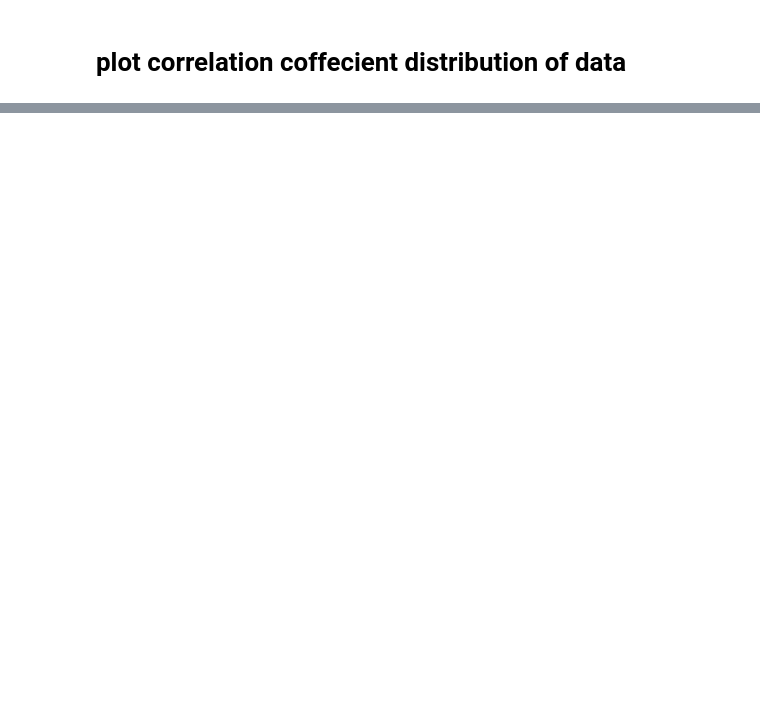
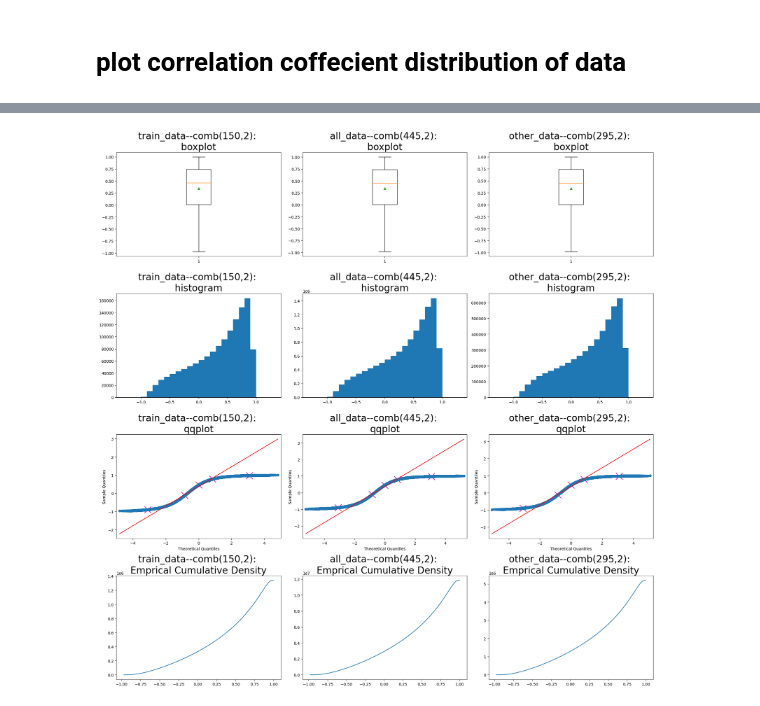
Before and after one commit to theabc50111/ARIMA-LSTM-hybrid-corrcoef-predict, a Jupyter notebook: extended_reasearch_YWT/exploration_raw_data/correlation_data_etl.ipynb, the cells around one changed output, grey strips where cells are left out. Saved outputs shown, nothing was run; the diff lists cells and outputs as text; code cells hidden in the pictures; blank space fills up the shorter version.

```diff
--- a/extended_reasearch_YWT/exploration_raw_data/correlation_data_etl.ipynb
+++ b/extended_reasearch_YWT/exploration_raw_data/correlation_data_etl.ipynb
@@ -76,7 +78,7 @@ def gen_data(portfolio, file_name="", save_file=False):
     return data_df
 
 
-def gen_corr_series(data_df=None, file_name="", from_file=False):
+def gen_corr_series(data_df=None, file_name="", from_file=False, concat_all=True):
     if from_file:
         data_df = pd.read_csv(f'./correlation_record/{file_name}')
         data_df = data_df.loc[:, ~data_df.columns.str.contains('^Unnamed')]
@@ -88,5 +90,8 @@ def gen_corr_series(data_df=None, file_name="", from_file=False):
     data_df = np.transpose(data_df)
     indices = [20*k for k in range(ind_range)]
     data_df = pd.DataFrame(data_df[indices])
-    return data_df.values.reshape(-1,)
+    if concat_all:
+        return data_df.values.reshape(-1,)
+    else:
+        return data_df
 # %% [output]
@@ -95,14 +100,14 @@ time: 1.44 ms (started: 2022-06-26 05:07:51 +00:00)
 gen_from_file = True
 
 if gen_from_file:
-    train_corr_series = gen_corr_series(None, "train_dataset.csv", True)
-    all_corr_series = gen_corr_series(None, "445_dataset.csv", True)
-    other_corr_series = gen_corr_series(None, "295_dataset.csv", True)
+    train_corr_series_concat = gen_corr_series(None, "train_dataset.csv", from_file=True, concat_all=True)
+    all_corr_series_concat = gen_corr_series(None, "445_dataset.csv", from_file=True, concat_all=True)
+    other_corr_series_concat = gen_corr_series(None, "295_dataset.csv", from_file=True, concat_all=True)
 else:
     train_data_df = gen_data(portfolio_train)
     all_data_df = gen_data(portfolio_all)
     other_data_df = gen_data(portfolio_other)
-    train_corr_series = gen_corr_series(train_data_df)
-    all_corr_series = gen_corr_series(all_data_df)
-    other_corr_series = gen_corr_series(other_data_df)
+    train_corr_series_concat = gen_corr_series(train_data_df)
+    all_corr_series_concat = gen_corr_series(all_data_df)
+    other_corr_series_concat = gen_corr_series(other_data_df)
 # %% [output]
@@ -159,0 +135,30 @@ time: 1min 41s (started: 2022-06-26 08:20:45 +00:00)
+# %%
+datasets = {'train_data--comb(150,2)': train_corr_series_concat, 'all_data--comb(445,2)': all_corr_series_concat, 'other_data--comb(295,2)': other_corr_series_concat}
+etl_types = ["boxplot", "histogram", "qqplot", "Emprical Cumulative Density"]
+fig, axes = plt.subplots(figsize=(20, 20),nrows=len(etl_types), ncols=len(datasets), sharex=False, sharey=False, dpi=100)
+
+for row, etl_type in enumerate(etl_types):
+    for col,dataset_key in enumerate(datasets):
+        # print(row, etl_type, col, dataset_key, datasets[dataset_key])
+        s = axes[row, col]
+        s.set_title(f"{dataset_key}: \n{etl_type}", fontsize=24)
+        if etl_type=="boxplot":
+            s.boxplot(datasets[dataset_key], showmeans=True)
+        elif etl_type=="histogram":
+            s.hist(datasets[dataset_key], bins=[b/10 for b in range(-13,14)])
+        elif etl_type=="qqplot":
+            percents = [0.001, 0.2, 0.5, 0.8, 0.999]
+            #x,y = [norm.ppf(p) for p in percents], [np.quantile(train_corr_series_concat, p) for p in percents]
+            x,y = [norm.ppf(p) for p in percents], [np.quantile(datasets[dataset_key], p) for p in percents]
+            sm.qqplot(datasets[dataset_key], line='q', ax=s)
+            s.scatter(x,y, c='m', marker='x', s=300)
+        elif etl_type=="Emprical Cumulative Density":
+            pd.Series(datasets[dataset_key]).value_counts().sort_index().cumsum().plot(ax=s)
+
+# 分開, 避免子圖標籤互相重疊
+plt.tight_layout()
+plt.savefig("./results/dataset_exploration.png")
+plt.show()
+plt.close()
+# %% [output]
+[figure, added]
```
Also changed, not shown: parts of 13 cells of this notebook, 13 other files.
